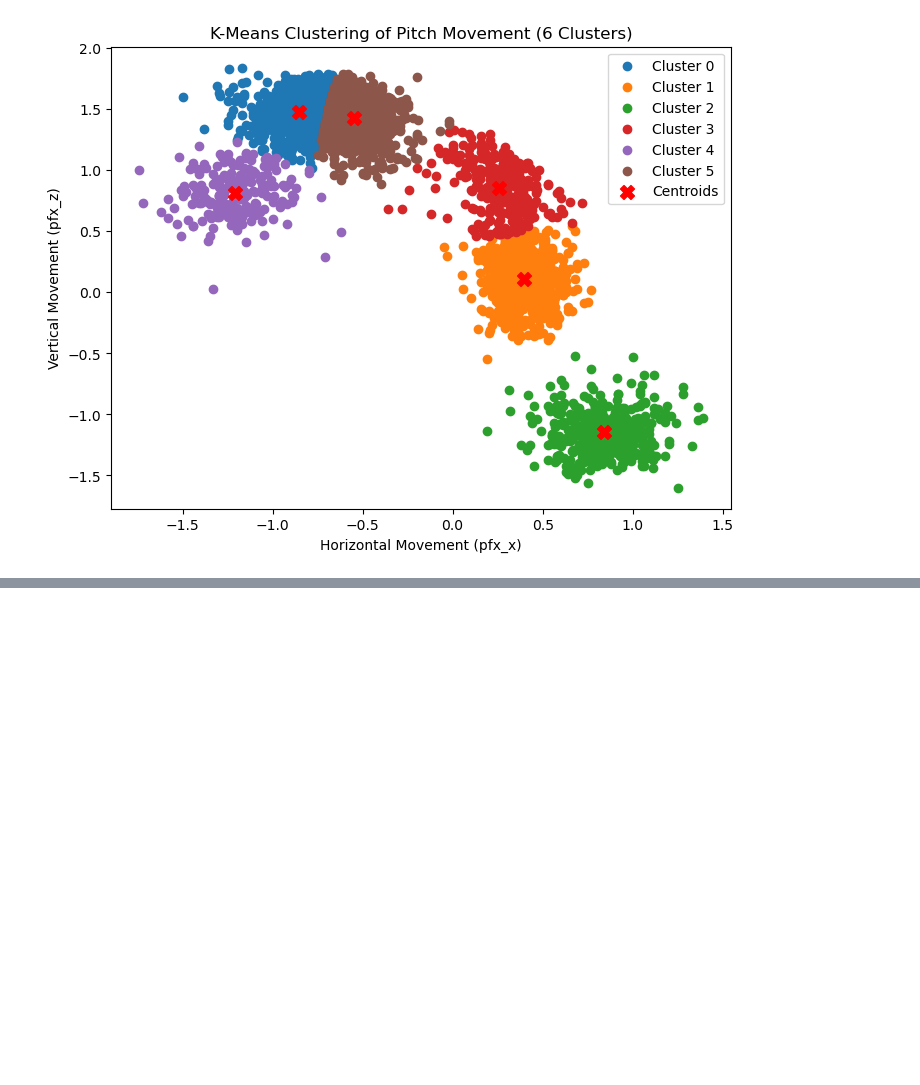
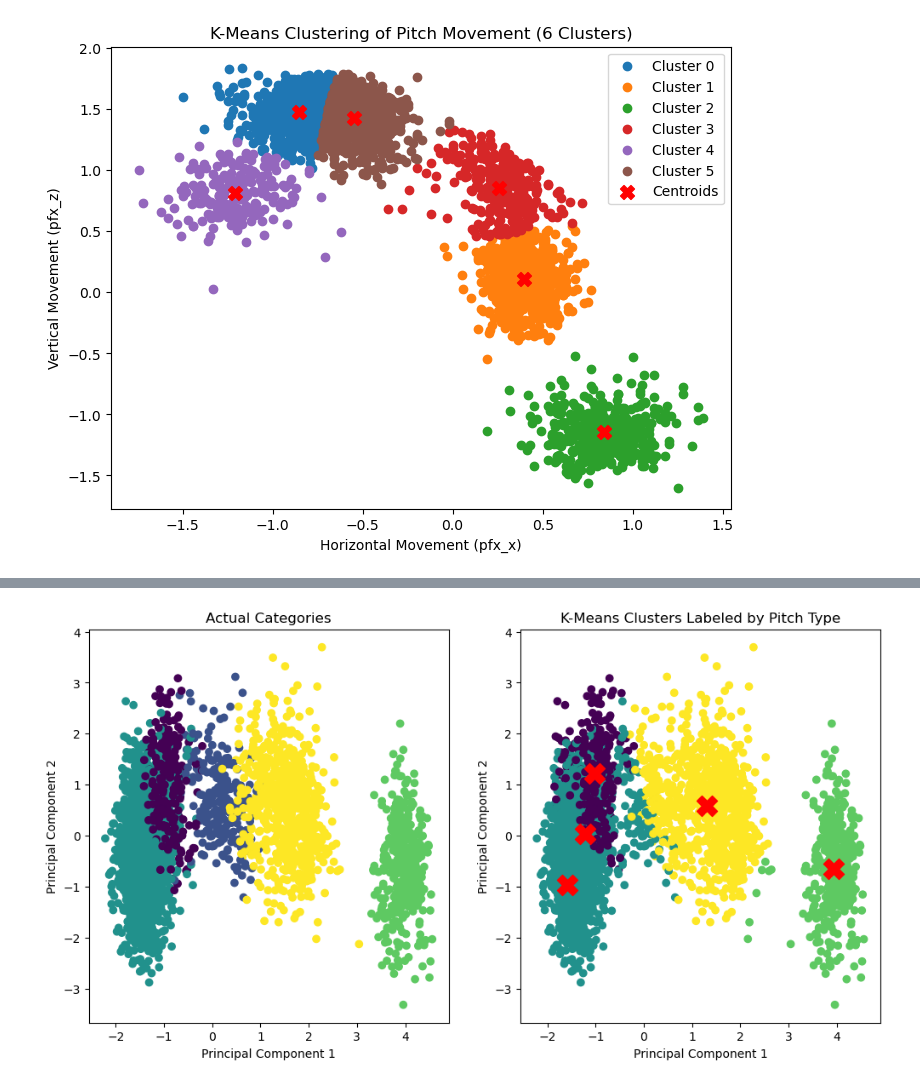
Before and after one commit to christopherhsuu/DSML1, a Jupyter notebook: coledata.ipynb, the cells around one changed output, grey strips where cells are left out. Cells and saved outputs as stored; diff of their text form; code cells hidden in the pictures; blank space fills up the shorter version.

```diff
--- a/coledata.ipynb
+++ b/coledata.ipynb
@@ -194,0 +136,75 @@ pfx_z -0.707107 -0.707107
+# %%
+import pandas as pd
+import numpy as np
+import matplotlib.pyplot as plt
+import seaborn as sns
+from sklearn.decomposition import PCA
+from sklearn.cluster import KMeans
+from sklearn.preprocessing import StandardScaler, LabelEncoder
+from sklearn.metrics import accuracy_score, adjusted_rand_score, confusion_matrix, classification_report
+from scipy.stats import mode
+
+# Select features and target
+features = ['pfx_x', 'pfx_z', 'release_speed', 'spin_axis', 'release_pos_x', 'release_pos_z']
+X = df[features]
+y = df['pitch_type']
+
+# Encode categorical labels into numeric values
+label_encoder = LabelEncoder()
+y_encoded = label_encoder.fit_transform(y)
+
+# Standardize the features
+scaler = StandardScaler()
+X_scaled = scaler.fit_transform(X)
+
+# Apply PCA with 4 components to capture more variance
+pca = PCA(n_components=4)
+X_pca = pca.fit_transform(X_scaled)
+
+# Apply K-Means Clustering with 5 clusters, using a higher n_init for better stability
+n_clusters = 5
+kmeans = KMeans(n_clusters=n_clusters, n_init=50, init='random', random_state=20)
+kmeans.fit(X_pca)
+y_kmeans = kmeans.labels_
+
+# Step 1: Map each cluster to the most common actual pitch type
+cluster_labels = np.zeros_like(y_kmeans)
+for i in range(n_clusters):  # Use n_clusters instead of hard-coded range
+    mask = (y_kmeans == i)
+    if np.sum(mask) > 0:  # Check if there are points in the cluster
+        cluster_labels[mask] = mode(y_encoded[mask])[0]
+
+# Decode the labels back to the original pitch types
+decoded_cluster_labels = label_encoder.inverse_transform(cluster_labels)
+
+# Plot the Actual Categories vs K-Means Clusters with Correct Labels
+plt.figure(figsize=(12, 6))
+
+# Plot Actual Categories
+plt.subplot(1, 2, 1)
+plt.scatter(X_pca[:, 0], X_pca[:, 1], c=y_encoded, cmap='viridis')
+plt.title('Actual Categories')
+plt.xlabel('Principal Component 1')
+plt.ylabel('Principal Component 2')
+
+# Plot K-Means Clusters with Correct Labels and Centroids
+plt.subplot(1, 2, 2)
+plt.scatter(X_pca[:, 0], X_pca[:, 1], c=cluster_labels, cmap='viridis')
+plt.scatter(kmeans.cluster_centers_[:, 0], kmeans.cluster_centers_[:, 1], s=300, c='red', marker='X')
+plt.title('K-Means Clusters Labeled by Pitch Type')
+plt.xlabel('Principal Component 1')
+plt.ylabel('Principal Component 2')
+plt.show()
+
+# Step 3: Evaluate the Clustering Performance with the New Labels
+ari_score = adjusted_rand_score(y_encoded, cluster_labels)
+print(f"Adjusted Rand Index: {ari_score:.2f}")
+
+accuracy = accuracy_score(y_encoded, cluster_labels)
+print(f"Accuracy: {accuracy:.2f}")
+
+conf_matrix = confusion_matrix(y_encoded, cluster_labels)
+print("Confusion Matrix:\n", conf_matrix)
+print("Classification Report:\n", classification_report(y_encoded, cluster_labels))
+# %% [output]
+[figure, added]
```
Also changed, not shown: parts of 8 cells of this notebook.
